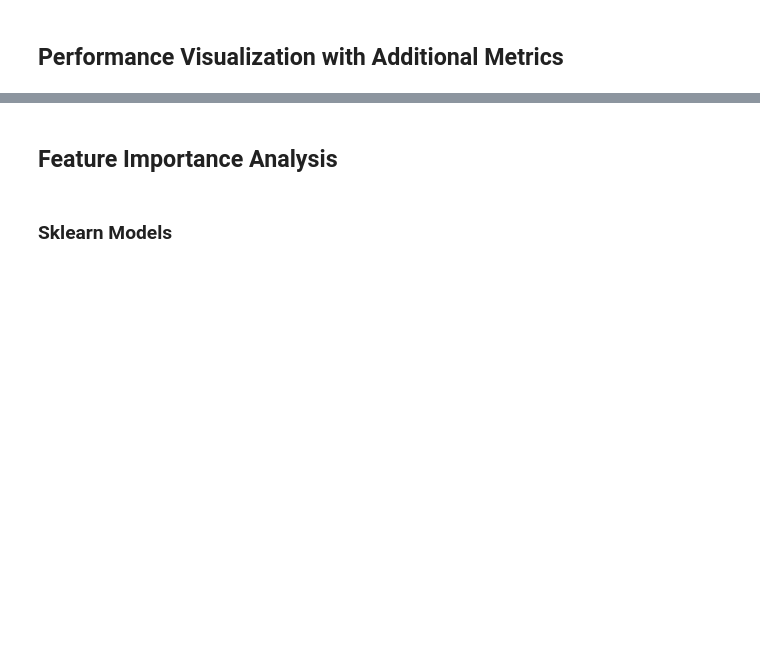
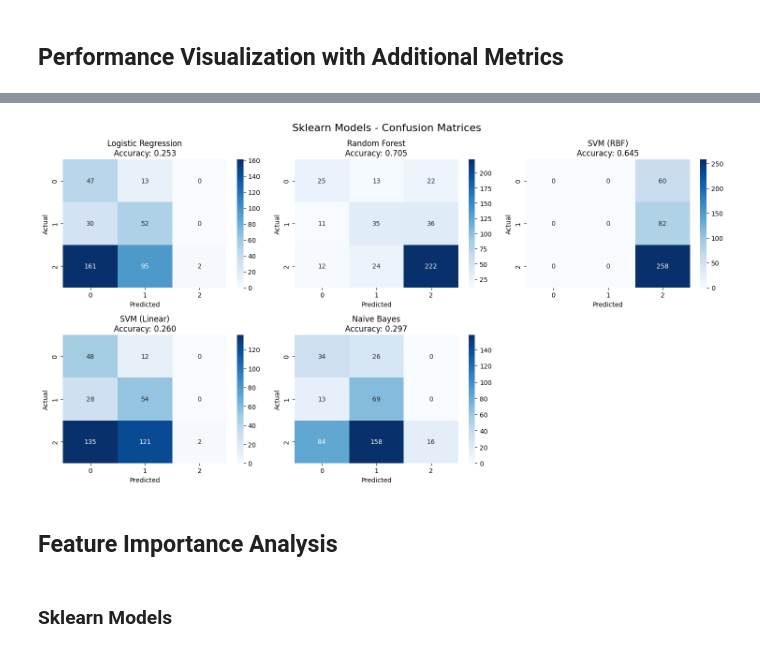
Before and after one commit to joanaefsteves/SentimentAnalysis_StockMarket, a Jupyter notebook: Notebooks/test_classifier.ipynb, the cells around one changed output, grey strips where cells are left out. Drawn from its saved outputs; the diff is of its cells as text; code cells hidden in the pictures; blank space fills up the shorter version.

```diff
--- a/Notebooks/test_classifier.ipynb
+++ b/Notebooks/test_classifier.ipynb
@@ -181,21 +234,28 @@ for config in sklearn_configs:
 
         # Evaluate
         results = classifier.evaluate(X_test_embeddings, y_test_encoded)
-
+        #print(f"    Training time: {train_time:.2f}s, Prediction time: {predict_time:.2f}s")
         # Cross-validate
         cv_results = classifier.cross_validate(X_train_balanced, y_train_encoded, cv=5)
+        #print(f"    Cross-validation results: {cv_results}")
+        # Store results
+        #  Cross-validation results: {'avg_accuracy': 0.8101781771071004, 'std_accuracy': 0.011812919617584289, 'avg_macro_precision': 0.8108531193893518, 'std_macro_precision': 0.012140911380330813, 'avg_macro_recall': 0.8101539190149183, 'std_macro_recall': 0.011797729006132957, 'avg_macro_f1': 0.8098225563459651, 'std_macro_f1': 0.011571176868876723, 'avg_weighted_precision': 0.810869772171373, 'std_weighted_precision': 0.012149372527066134, 'avg_weighted_recall': 0.8101781771071004, 'std_weighted_recall': 0.011812919617584289, 'avg_weighted_f1': 0.8098424912314535, 'std_weighted_f1': 0.011582309538732237, 'avg_class_0_precision': 0.8274472663744922, 'std_class_0_precision': 0.018712841737618984, 'avg_class_0_recall': 0.845631067961165, 'std_class_0_recall': 0.04750341678728185, 'avg_class_0_f1': 0.8353328455305451, 'std_class_0_f1': 0.01855441702644702, 'avg_class_1_precision': 0.8106401554993281, 'std_class_1_precision': 0.027268220031106516, 'avg_class_1_recall': 0.7890977977740943, 'std_class_1_recall': 0.017755684087261733, 'avg_class_1_f1': 0.7993176612111761, 'std_class_1_f1': 0.013753816284774916, 'avg_class_2_precision': 0.7944719362942346, 'std_class_2_precision': 0.013295198485727135, 'avg_class_2_recall': 0.7957328913094956, 'std_class_2_recall': 0.024644360838939935, 'avg_class_2_f1': 0.7948171622961739, 'std_class_2_f1': 0.01273111894019734}
 
-        # Store results
         sklearn_results.append({
             'Method': config['name'],
             'Model Type': config['model_type'],
             'Accuracy': results['accuracy'],
-            'CV Mean': cv_results['mean_score'],
-            'CV Std': cv_results['std_score'],
-            'Train Time (s)': train_time,
-            'Predict Time (s)': predict_time,
-            'Total Time (s)': train_time + predict_time,
-            'Predictions/sec': len(X_test_embeddings) / predict_time
+            'CV Mean accuracy': cv_results['avg_accuracy'],
+            'CV Mean precision': cv_results['avg_macro_precision'],
+            'CV Mean recall': cv_results['avg_macro_recall'],
+            'CV Mean F1': cv_results['avg_macro_f1'],
+
+            'CV Std accuracy': cv_results['std_accuracy'],
+            'CV Std precision': cv_results['std_macro_precision'],
+            'CV Std recall': cv_results['std_macro_recall'],
+            'CV Std F1': cv_results['std_macro_f1'],
+            'Training Time (s)': train_time,
+            'Prediction Time (s)': predict_time
         })
 
         # Store model for later analysis
@@ -205,7 +265,11 @@ for config in sklearn_configs:
             'results': results
         }
 
-        print(f"    Success - Accuracy: {results['accuracy']:.3f}, CV: {cv_results['mean_score']:.3f} ± {cv_results['std_score']:.3f}")
+        #print(f"    Success - Accuracy: {results['accuracy']:.3f}, CV: {cv_results['mean_score']:.3f} ± {cv_results['std_score']:.3f}")
+        print(f"    Success! \n\t- Mean accuracy: {sklearn_results[-1]['CV Mean accuracy']:.4f} ± {sklearn_results[-1]['CV Std accuracy']:.4f}, "
+              f"\n\t- Mean precision: {sklearn_results[-1]['CV Mean precision']:.4f} ± {sklearn_results[-1]['CV Std precision']:.4f}, "
+              f"\n\t- Mean recall: {sklearn_results[-1]['CV Mean recall']:.4f} ± {sklearn_results[-1]['CV Std recall']:.4f}, "
+              f"\n\t- Mean F1: {sklearn_results[-1]['CV Mean F1']:.4f} ± {sklearn_results[-1]['CV Std F1']:.4f}")
 
     except Exception as e:
         print(f"    Failed: {str(e)}")
@@ -534,33 +734,38 @@ def plot_confusion_matrices(models_dict, model_type="Sklearn"):
         axes = [axes]    # Wrap single row in list
     elif cols == 1:
         axes = [[ax] for ax in axes]  # Wrap single column
 
     for idx, (name, model_data) in enumerate(models_dict.items()):
         row, col = idx // cols, idx % cols
         ax = axes[row][col]  # Consistent access pattern
 
         # Get true labels and predictions
         y_true = y_test_encoded if 'sklearn' in model_type.lower() else y_test_encoded
         y_pred = model_data['predictions']
 
         # Create confusion matrix
         cm = confusion_matrix(y_true, y_pred)
 
         # Plot
         sns.heatmap(cm, annot=True, fmt='d', cmap='Blues', ax=ax)
         ax.set_title(f'{name}\nAccuracy: {model_data["results"]["accuracy"]:.3f}')
         ax.set_xlabel('Predicted')
         ax.set_ylabel('Actual')
 
     # Hide empty subplots
     for idx in range(n_models, rows * cols):
         row, col = idx // cols, idx % cols
         ax = axes[row][col]
         ax.set_visible(False)
 
     plt.suptitle(f'{model_type} Models - Confusion Matrices', fontsize=16)
     plt.tight_layout()
     plt.show()
+
+# Plot confusion matrices for Sklearn models
+plot_confusion_matrices(sklearn_models, model_type="Sklearn")
+# %% [output]
+[figure, added]
 # %% [markdown]
 ## Feature Importance Analysis
 # %% [markdown]
```
Also changed, not shown: parts of 14 cells of this notebook, 4 other files.
